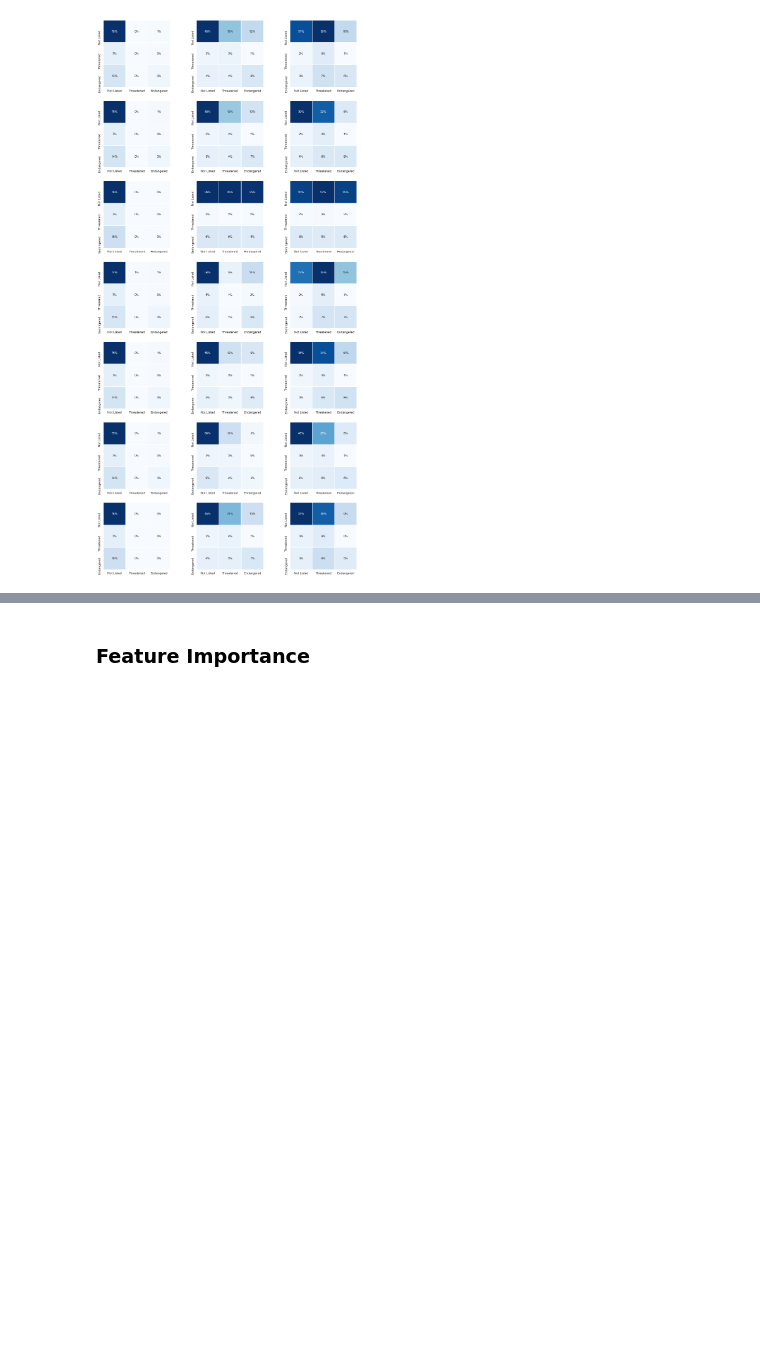
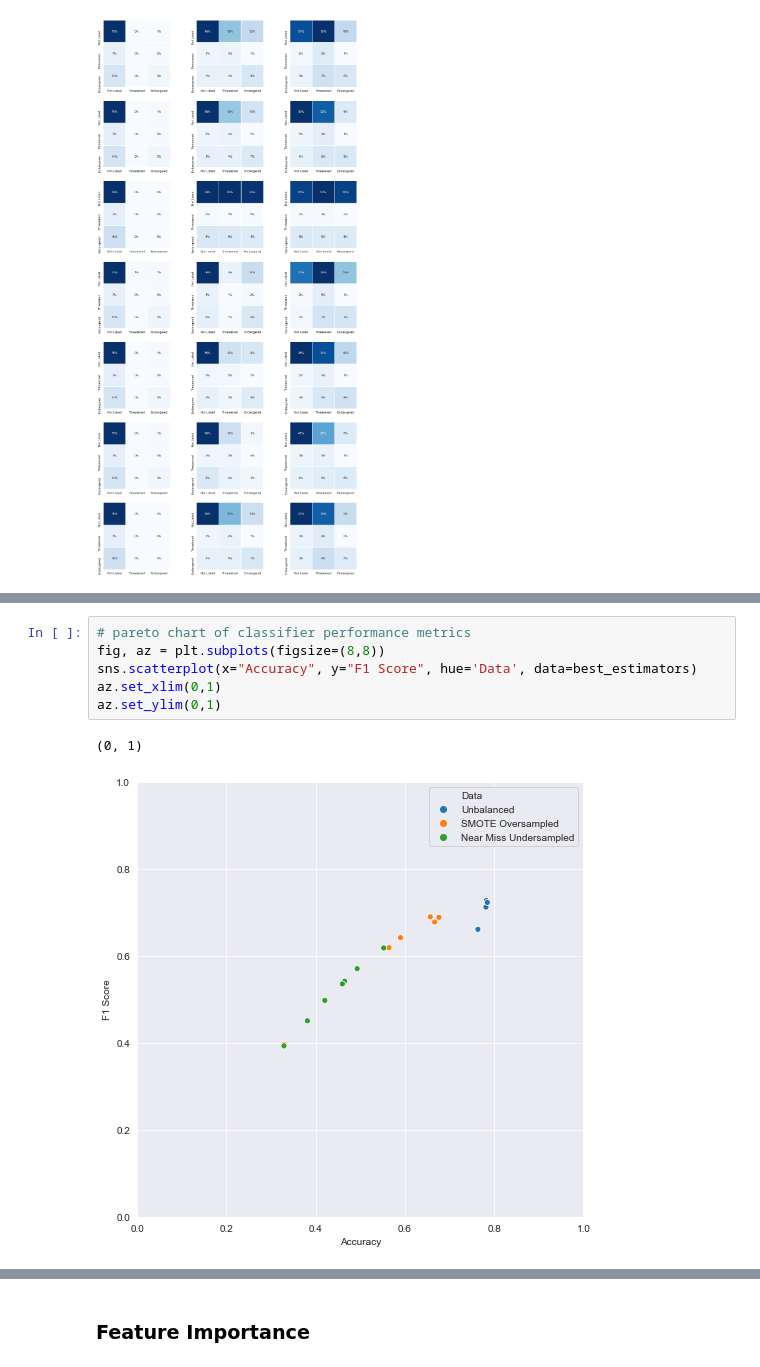
Before and after one commit to acdick/endangered_species_classification, a Jupyter notebook: Source/07_Interpretation.ipynb, the cells around one changed output, grey strips where cells are left out. Saved outputs shown, nothing was run; the diff lists cells and outputs as text; blank space fills up the shorter version.

```diff
--- a/Source/07_Interpretation.ipynb
+++ b/Source/07_Interpretation.ipynb
@@ -86,0 +140,9 @@ cm, axes = clf.plot_confusion_matrices(confusion_matrices, list(y_labels[0]))
+# %%
+# pareto chart of classifier performance metrics
+fig, az = plt.subplots(figsize=(8,8))
+sns.scatterplot(x="Accuracy", y="F1 Score", hue='Data', data=best_estimators)
+az.set_xlim(0,1)
+az.set_ylim(0,1)
+# %% [output]
+(0, 1)
+[figure, added]
```
Also changed, not shown: parts of 10 cells of this notebook.
